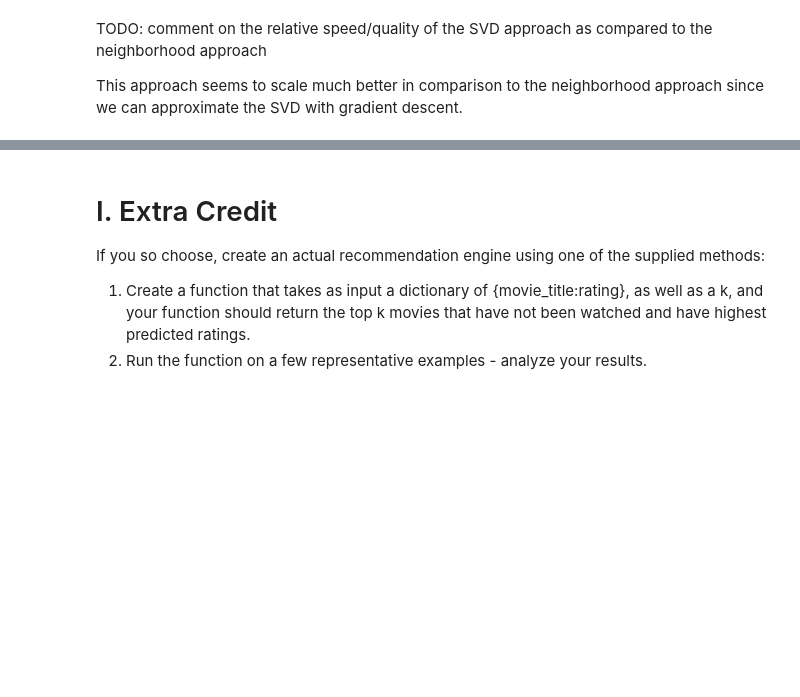
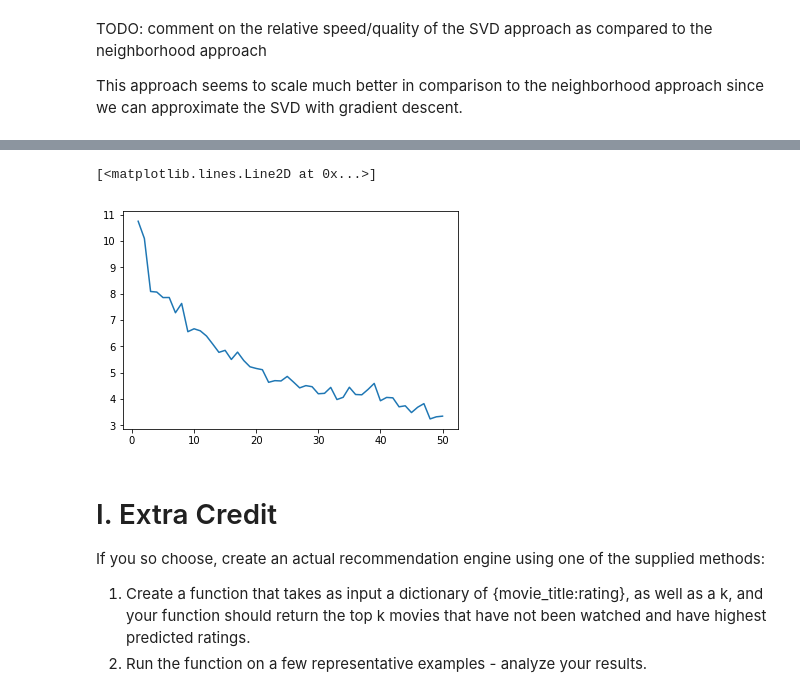
Before and after one commit to emily-jean/recommender, a Jupyter notebook: starter-3.4.ipynb, the cells around one changed output, grey strips where cells are left out. Drawn from its saved outputs; the diff is of its cells as text; code cells hidden in the pictures; blank space fills up the shorter version.

```diff
--- a/starter-3.4.ipynb
+++ b/starter-3.4.ipynb
@@ -552,8 +559,7 @@ print(cosine_sim(u1[:, 3], u1[:, 4]))
 #       return dictionary of k most similar indexes as {idx:sim}
 #       HINT: look at np.argsort
 def top_k(arr, self_idx, k):
-    i = np.argsort(-arr)[:k+1]
-    return {index:arr[index] for index in i[1:]}
+    return {index:arr[index] for index in np.argsort(-arr)[:k+1][1:]}
 # %%
 sim_u1 = sim_items(u1)
 
@@ -801,0 +857,26 @@ Do NOT change any code above - only add code/comment in this section (as many ce
+# %%
+random.seed(12345)
+
+def recs_via_items(m_utility, m_sim_items, k, test_n):
+    test = random.sample(range(m_sim_items.shape[0]), test_n)
+    true = []
+    pred = []
+    for item_idx in test:
+        for user_idx in range(m_utility.shape[1]):
+            if m_utility[item_idx][user_idx] != 0:
+                true.append(m_utility[item_idx][user_idx])
+                p = round(rec_via_items(m_utility, m_sim_items, item_idx, user_idx, k))
+                if p != 0:
+                    pred.append(p)
+                else:
+                    pred.append(1.0e-9)
+    return mse_utility(np.array([true], dtype=np.float64), np.array([pred], dtype=np.float64))
+
+similarity_items = sim_items(utility)
+
+ks = []
+mses = []
+for i in range(50):
+    ks.append(i+1)
+    mses.append(recs_via_items(utility.T, similarity_items, i+1, 100))
+    print("{}/50".format(i+1), mses[-1])
@@ -802,3 +909,8 @@ Do NOT change any code above - only add code/comment in this section (as many ce
+# %%
+plt.plot(ks, mses)
+# %% [output]
+[<matplotlib.lines.Line2D at 0x...>]
+[figure, added]
 # %% [markdown]
 # I. Extra Credit
 If you so choose, create an actual recommendation engine using one of the supplied methods:
```
Also changed, not shown: parts of 27 cells of this notebook.
